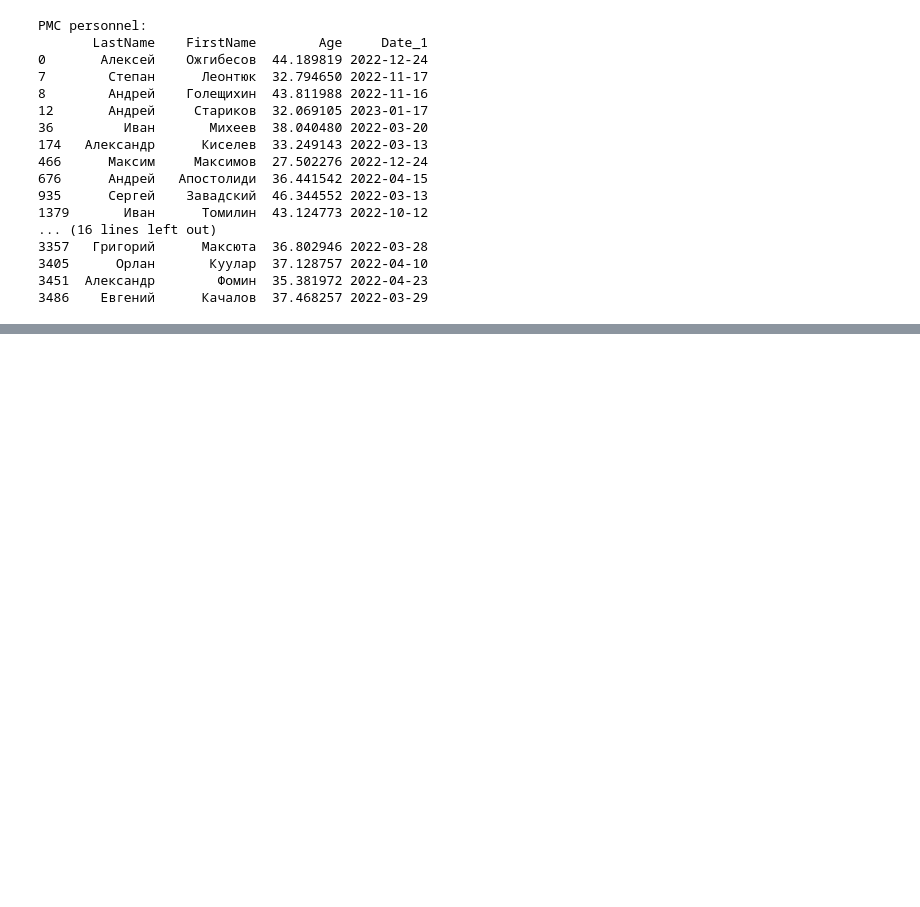
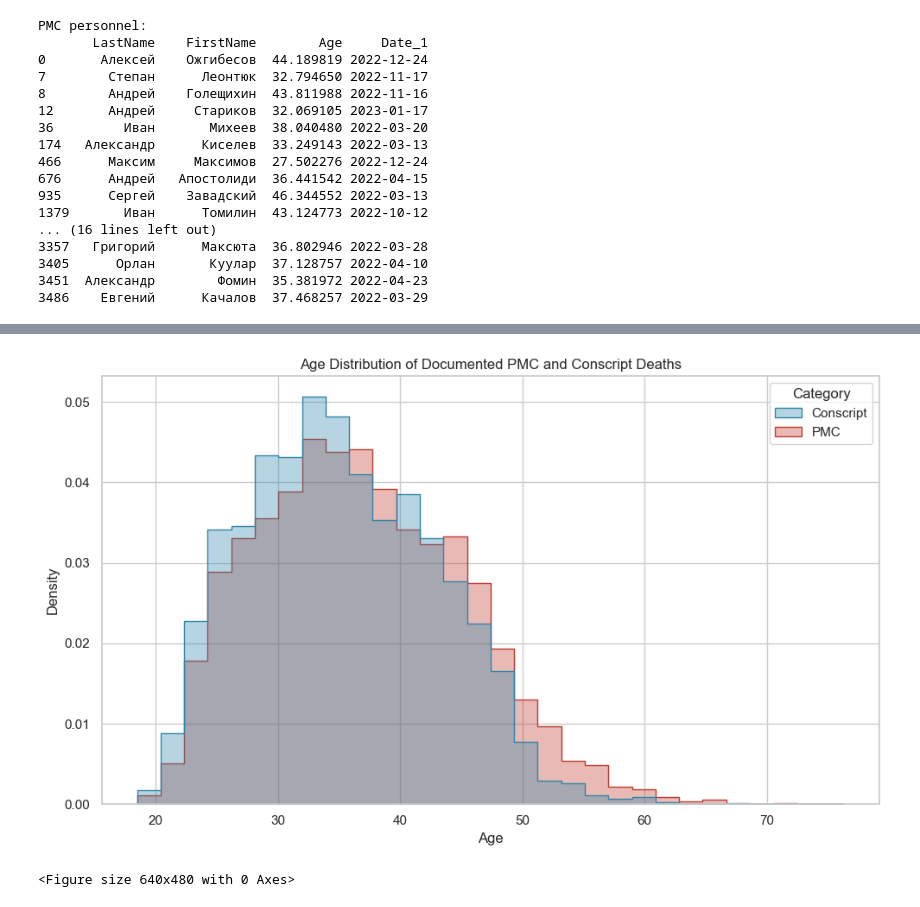
Before and after one commit to lucasanckl66/Ukr_analysis_substack, a Jupyter notebook: total vehicle loss analysis/poteru.ipynb, the cells around one changed output, grey strips where cells are left out. Saved outputs shown, nothing was run; the diff lists cells and outputs as text; code cells hidden in the pictures; blank space fills up the shorter version.

```diff
--- a/total vehicle loss analysis/poteru.ipynb
+++ b/total vehicle loss analysis/poteru.ipynb
@@ -150,0 +398,30 @@ PMC personnel:
+# %%
+plt.figure(figsize=(10, 6))
+
+sns.histplot(
+    data=plot_data,
+    x="Age",
+    hue="Category",
+    bins=30,
+    stat="density",
+    common_norm=False,
+    element="step",
+    alpha=0.35,
+    palette=colors
+)
+
+plt.title("Age Distribution of Documented PMC and Conscript Deaths")
+plt.xlabel("Age")
+plt.ylabel("Density")
+plt.tight_layout()
+plt.show()
+
+plt.savefig(
+    "figures/Age_Distribution_PMC_Conscript",
+    dpi=300,
+    bbox_inches="tight",
+    facecolor="white"
+)
+# %% [output]
+[figure, added]
+<Figure size 640x480 with 0 Axes>
```
Also changed, not shown: parts of 9 cells of this notebook, 8 other files.
